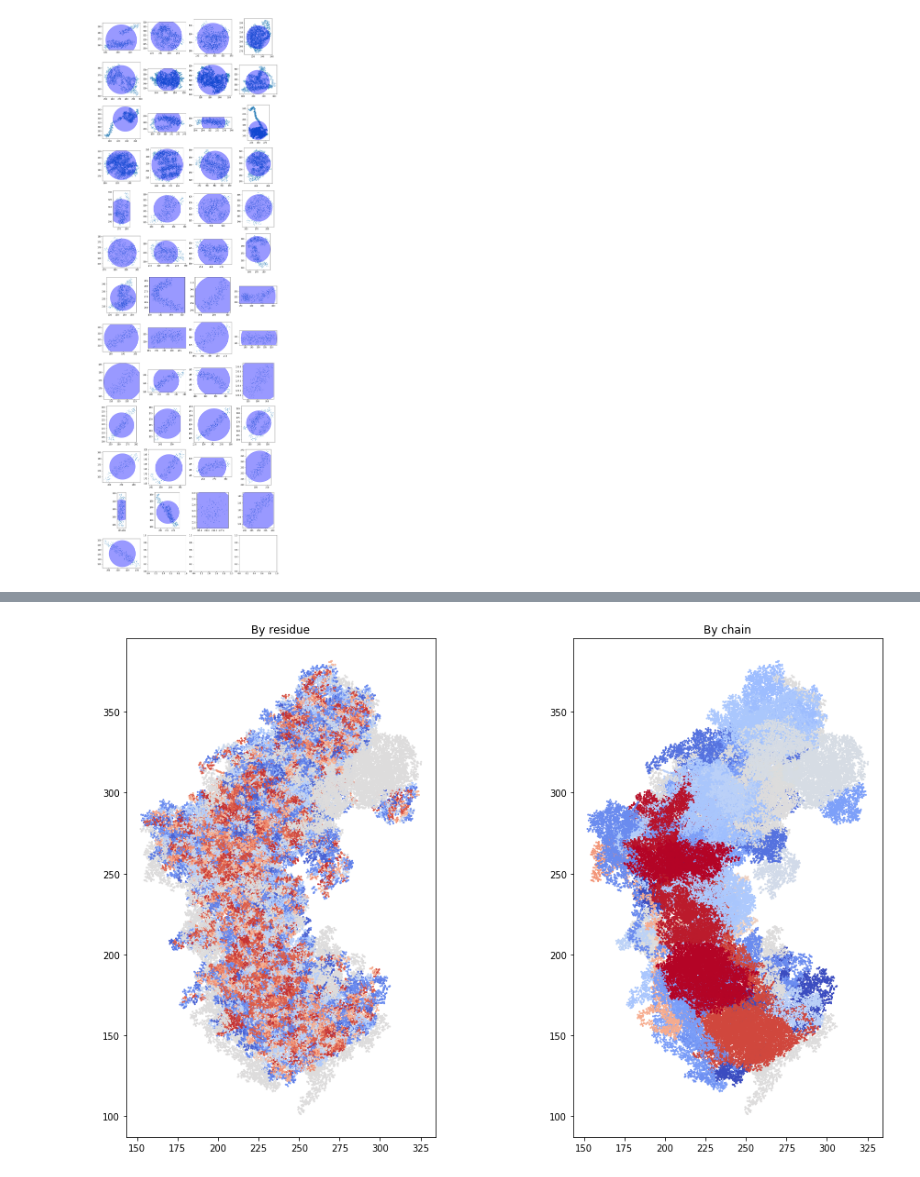
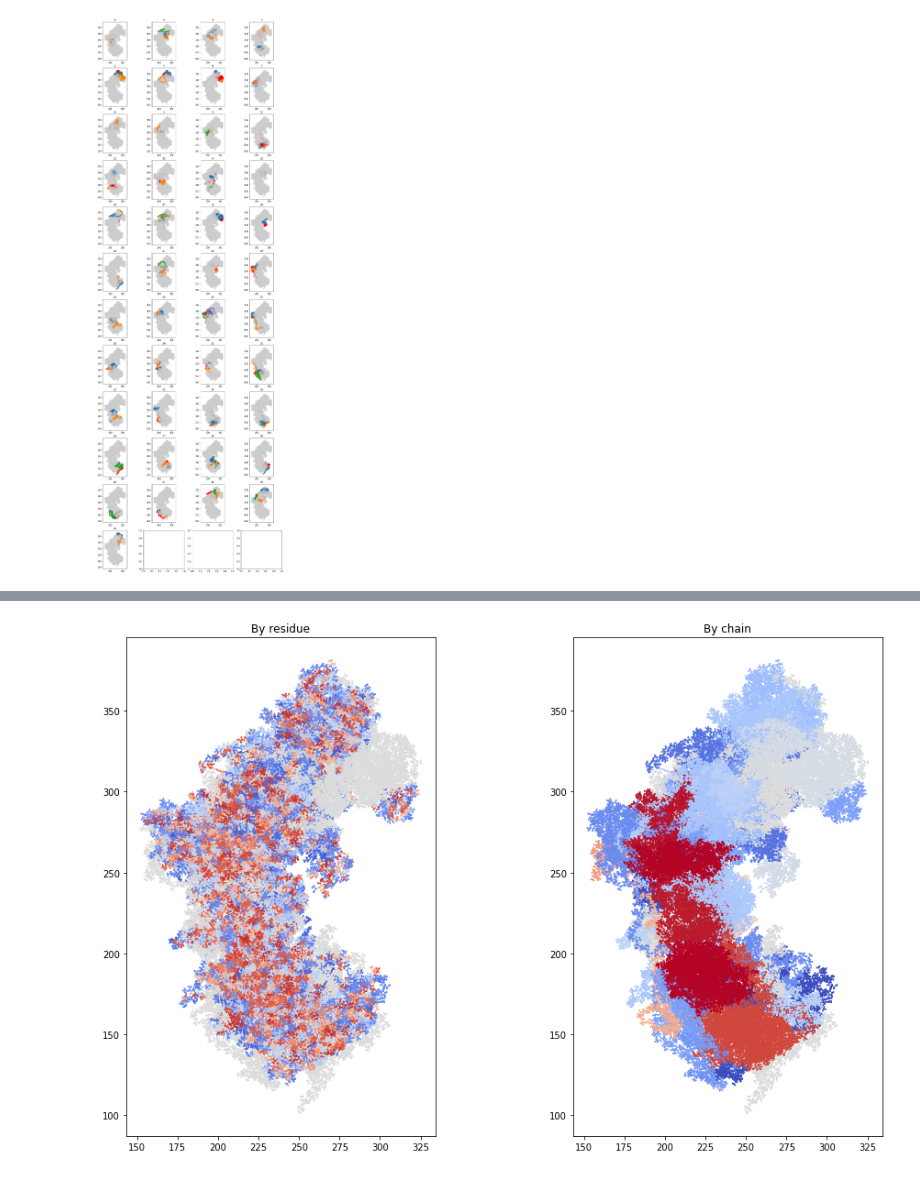
Before and after one commit to justgos/spatial-cell, a Jupyter notebook: universe-config/complexification-config.ipynb, the cells around one changed output, grey strips where cells are left out. Drawn from its saved outputs; the diff is of its cells as text; code cells hidden in the pictures.

```diff
--- a/universe-config/complexification-config.ipynb
+++ b/universe-config/complexification-config.ipynb
@@ -80,5 +109,0 @@ NGLWidget()
-# %%
-fig, ax = plt.subplots(figsize=(7, 7))
-ax.set_aspect('equal')
-for chain in pdbs[1]['chains']:
-  ax.scatter(chain['atoms'][:,0], chain['atoms'][:,2], s=1)
@@ -87,7 +160,8 @@ for chain in pdbs[1]['chains']:
 # %%
 approximating_spheres = []
-for chain in pdbs[1]['chains']:
+for chain in entity['chains']:
   approximating_spheres.append(np.concatenate([
     np.mean(chain['atoms'], axis=0),
     [np.mean(np.std(chain['atoms'], axis=0))],
   ]))
+approximating_spheres = np.array(approximating_spheres)
@@ -94,14 +185,16 @@ for chain in pdbs[1]['chains']:
 # %%
-fig, ax = plt.subplots(figsize=(7, 7))
-ax.set_aspect('equal')
-for chain, approximating_sphere in zip(pdbs[1]['chains'], approximating_spheres):
-  ax.scatter(chain['atoms'][:,0], chain['atoms'][:,2], s=1)
+row_size = 4
+row_count = int(np.maximum(np.ceil(len(entity['chains']) / row_size), 2))
+fig, ax = plt.subplots(row_count, row_size, figsize=(4 * row_size, 4 * row_count))
+for i, (chain, approximating_sphere) in enumerate(zip(entity['chains'], approximating_spheres)):
+  ax[i // row_size][i % row_size].set_aspect('equal')
+  ax[i // row_size][i % row_size].scatter(chain['atoms'][:,0], chain['atoms'][:,2], s=1)
 
   c = plt.Circle(
     (approximating_sphere[0], approximating_sphere[2]),
     radius=approximating_sphere[3] * 2,
     color='blue',
-    alpha=.3
+    alpha=.4
   )
-  ax.add_artist(c)
+  ax[i // row_size][i % row_size].add_artist(c)
 # %% [output]
@@ -109,17 +345,20 @@ for chain, approximating_sphere in zip(pdbs[1]['chains'], approximating_spheres)
 # %%
+# Plot the interacting residue groups.
+# Current residue is the reddest one, interaction partners are colored, and the rest are grey
 row_size = 4
-row_count = int(np.maximum(np.ceil(len(pdbs[1]['chains']) / row_size), 2))
+row_count = int(np.maximum(np.ceil(len(entity['chains']) / row_size), 2))
 fig, ax = plt.subplots(row_count, row_size, figsize=(4 * row_size, 4 * row_count))
-for i, (chain, approximating_sphere) in enumerate(zip(pdbs[1]['chains'], approximating_spheres)):
+for i, (chain, approximating_sphere) in enumerate(zip(entity['chains'], approximating_spheres)):
   ax[i // row_size][i % row_size].set_aspect('equal')
-  ax[i // row_size][i % row_size].scatter(chain['atoms'][:,0], chain['atoms'][:,2], s=1)
+  ax[i // row_size][i % row_size].scatter(chain['atoms'][:,0], chain['atoms'][:,2], s=1, color=[1, 0, 0])
+  ax[i // row_size][i % row_size].set_title(i)
 
-  c = plt.Circle(
-    (approximating_sphere[0], approximating_sphere[2]),
-    radius=approximating_sphere[3] * 2,
-    color='blue',
-    alpha=.4
-  )
-  ax[i // row_size][i % row_size].add_artist(c)
+  for j, jchain in enumerate(entity['chains']):
+    if i == j:
+      continue
+    if j in minimal_interaction_map[i]:
+      ax[i // row_size][i % row_size].scatter(jchain['atoms'][:,0], jchain['atoms'][:,2], s=1, alpha=.4)
+    else:
+      ax[i // row_size][i % row_size].scatter(jchain['atoms'][:,0], jchain['atoms'][:,2], s=1, color=[.8, .8, .8], alpha=.1)
 # %% [output]
-[figure, old version]
+[figure, new version]
```
Also changed, not shown: parts of 16 cells of this notebook, 28 other files.
